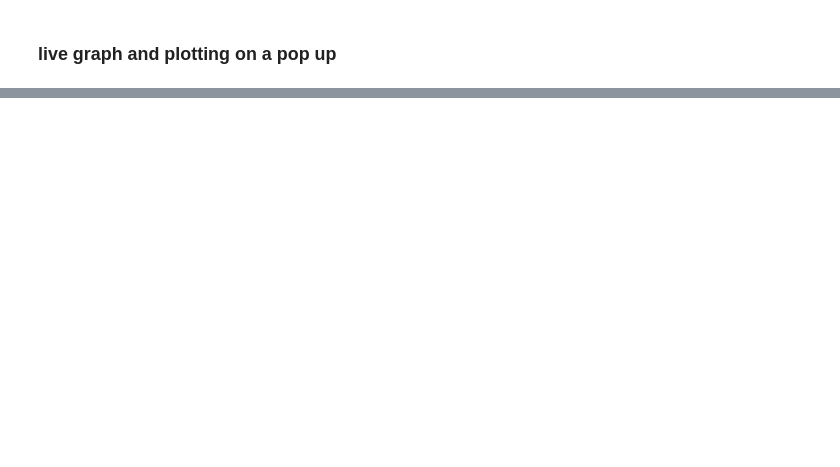
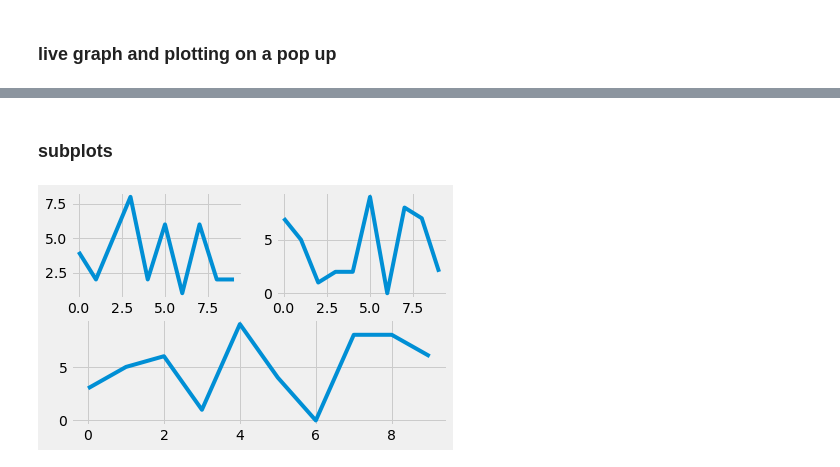
Before and after one commit to eseguia/matplotlib, a Jupyter notebook: plt_basics.ipynb, the cells around one changed output, grey strips where cells are left out. Cells and saved outputs as stored; diff of their text form; code cells hidden in the pictures; blank space fills up the shorter version.

Commit message:
subplot

```diff
--- a/plt_basics.ipynb
+++ b/plt_basics.ipynb
@@ -199,0 +200,32 @@ plt.show()
+# %% [markdown]
+### subplots
+# %%
+import random
+
+style.use('fivethirtyeight')
+fig = plt.figure()
+
+def create_plots():
+    xs = []
+    ys = []
+
+    for i in range(10):
+        x = i
+        y = random.randrange(10)
+
+        xs.append(x)
+        ys.append(y)
+    return xs, ys
+ax1 = fig.add_subplot(221)
+ax2 = fig.add_subplot(222)
+ax3 = fig.add_subplot(212)
+
+x,y = create_plots()
+ax1.plot(x,y)
+x,y = create_plots()
+ax2.plot(x,y)
+x,y = create_plots()
+ax3.plot(x,y)
+plt.show();
+# %% [output]
+[figure, added]
```
Also changed, not shown: parts of 6 cells of this notebook.
